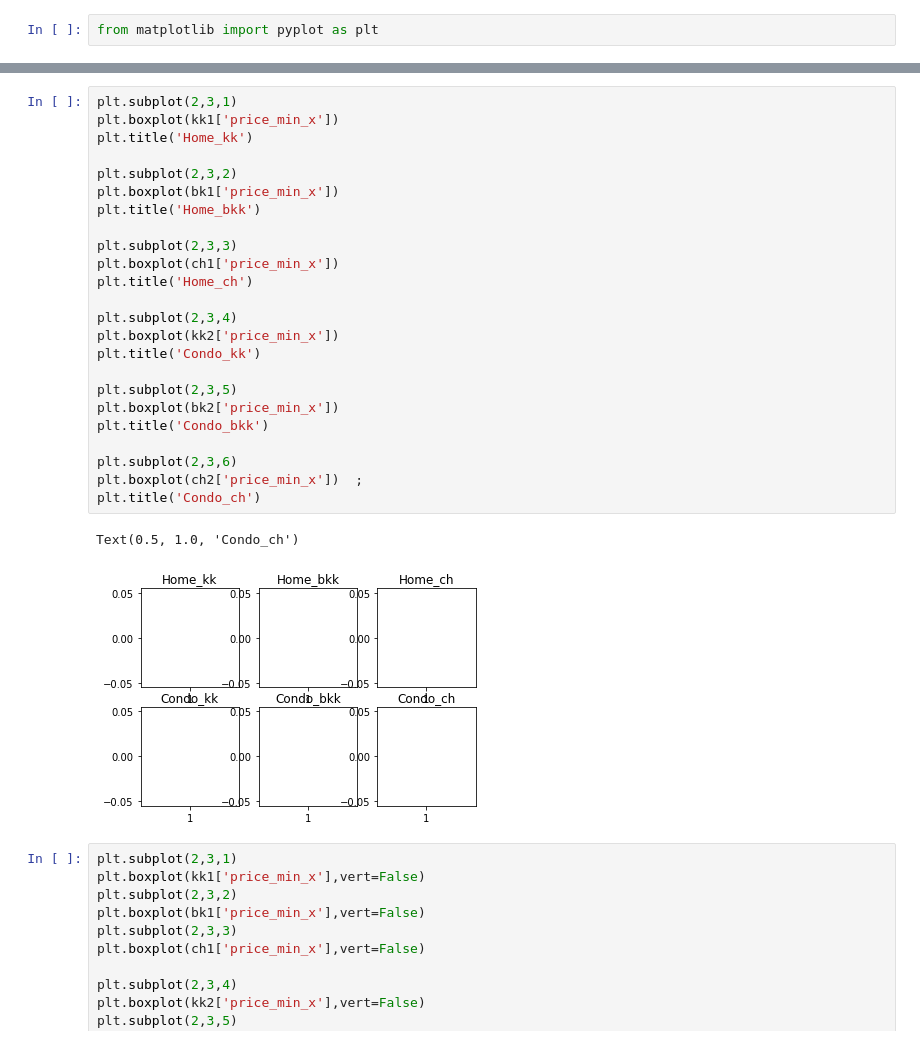
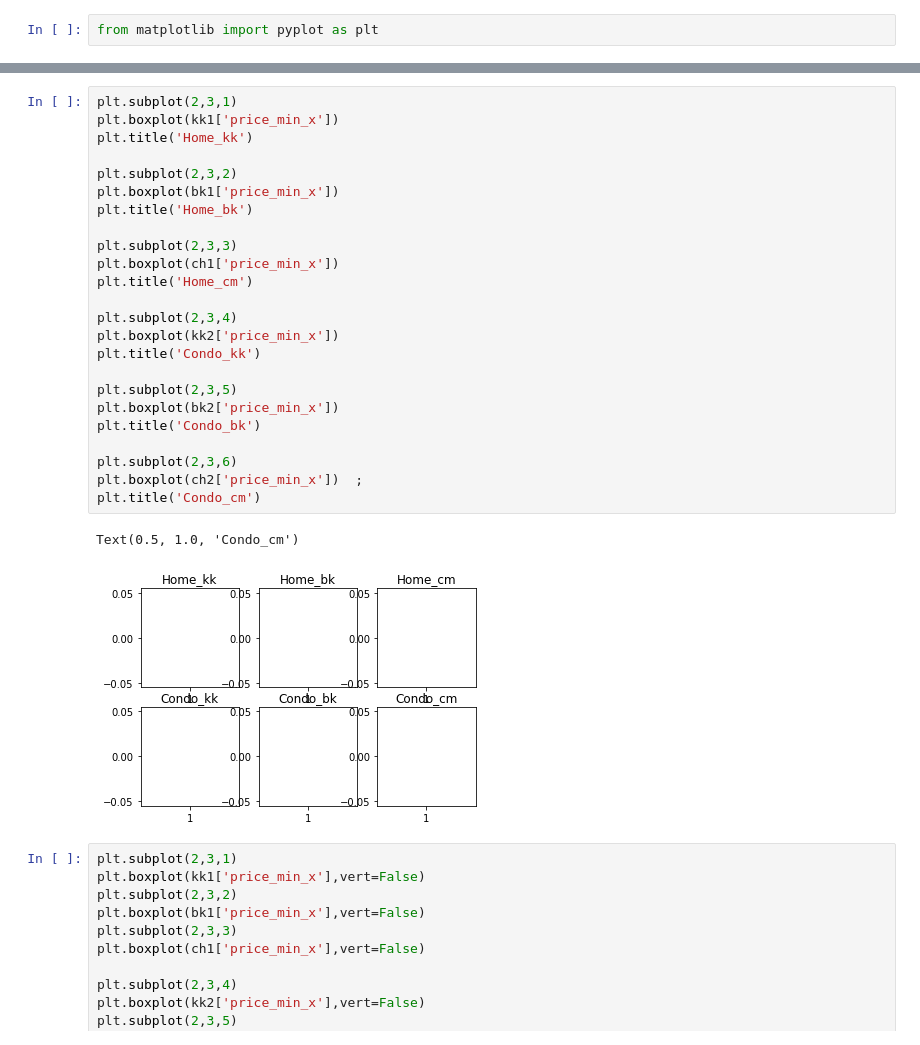
Before and after one commit to Ninkrn/BasicProg_Dataviz65, a Jupyter notebook: DataViz02_Data_Distribution.ipynb, the cells around one changed output, grey strips where cells are left out. Cells and saved outputs as stored; diff of their text form.

```diff
--- a/DataViz02_Data_Distribution.ipynb
+++ b/DataViz02_Data_Distribution.ipynb
@@ -738,30 +742,30 @@ plt.boxplot(kk1['price_min_x'][:50],vert=False)
 # %%
 plt.subplot(2,3,1)
 plt.boxplot(kk1['price_min_x'])
 plt.title('Home_kk')
 
 plt.subplot(2,3,2)
 plt.boxplot(bk1['price_min_x'])
-plt.title('Home_bkk')
+plt.title('Home_bk')
 
 plt.subplot(2,3,3)
 plt.boxplot(ch1['price_min_x'])
-plt.title('Home_ch')
+plt.title('Home_cm')
 
 plt.subplot(2,3,4)
 plt.boxplot(kk2['price_min_x'])
 plt.title('Condo_kk')
 
 plt.subplot(2,3,5)
 plt.boxplot(bk2['price_min_x'])
-plt.title('Condo_bkk')
+plt.title('Condo_bk')
 
 plt.subplot(2,3,6)
 plt.boxplot(ch2['price_min_x'])  ;
-plt.title('Condo_ch')
+plt.title('Condo_cm')
 # %% [output]
-Text(0.5, 1.0, 'Condo_ch')
+Text(0.5, 1.0, 'Condo_cm')
-[figure, old version]
+[figure, new version]
 # %%
 plt.subplot(2,3,1)
 plt.boxplot(kk1['price_min_x'],vert=False)
```
Also changed, not shown: parts of 2 cells of this notebook.
